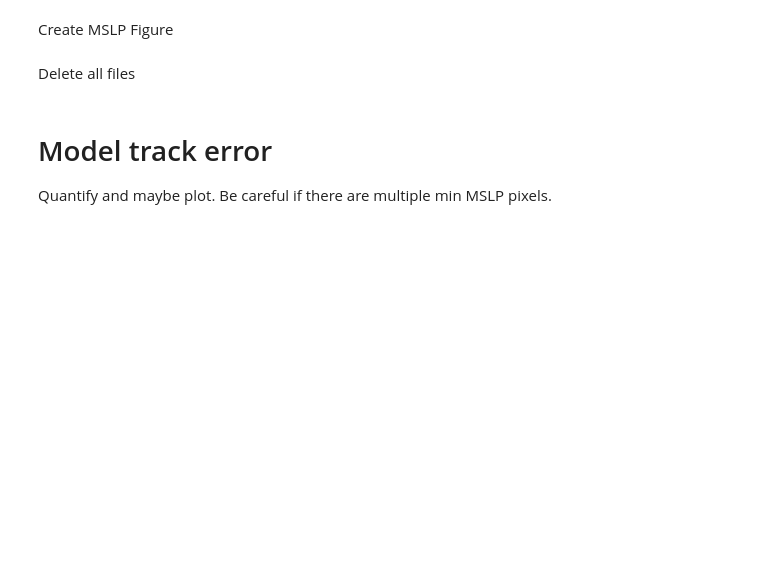
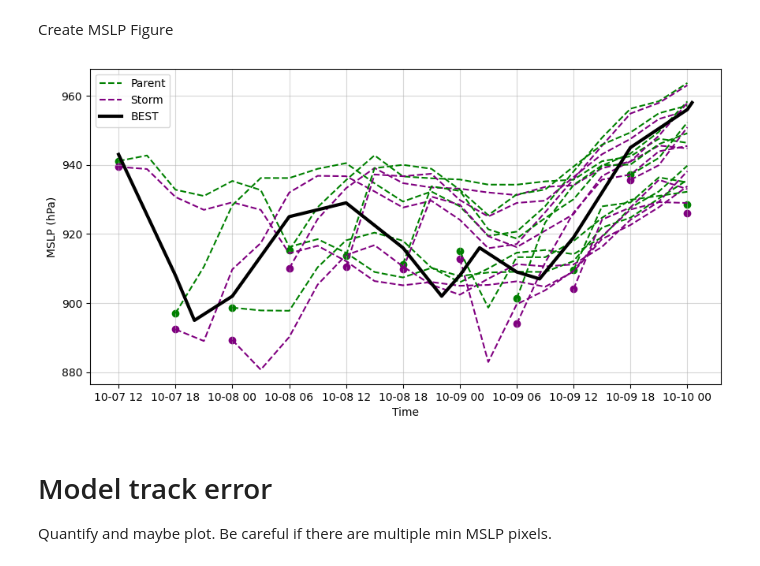
Before and after one commit to SeanBarnier/HAFS_Air-Sea, a Jupyter notebook: HAFSA_Atmosphere.ipynb, the cells around one changed output. Saved outputs shown, nothing was run; the diff lists cells and outputs as text; code cells hidden in the pictures; blank space fills up the shorter version.

Commit message:
Tested and fixed previous commit which plots each HAFSa run.

```diff
--- a/HAFSA_Atmosphere.ipynb
+++ b/HAFSA_Atmosphere.ipynb
@@ -76,6 +74,7 @@ tc
 Retrieve HAFS-A Atmospheric Data
 # %%
 dateFormat = "%Y-%m-%d %H:%M:%S"
+runFormat = "%Y%m%d%H"
 
 start = tc.time[0]
 startDate, startTime = start.split(" ")
@@ -160,20 +172,3 @@ parentMSLP = {}
-# %%
-for parentFile, stormFile in zip(parentFiles, stormFiles):
-
-  _, dateStr, hour, fhourStr = parentFile.split("_") #Same for both sets of files
-  runStr = dateStr + hour
-  fhour = int(fhourStr.replace("f", "").replace(".grb2", ""))
-  validDT = dt.strptime(dateStr, "%Y%m%d%h") + pd.Timedelta(hours=fhour)
-
-  if runStr not in stormMSLP.keys(): stormMSLP[dateStr] = {}
-  if runStr not in parentMSLP.keys(): parentMSLP[dateStr] = {}
-
-  stormData = xr.open_dataset(stormFile, engine="cfgrib", decode_timedelta=True, filter_by_keys={'stepType': 'instant', 'typeOfLevel': 'meanSea'})
-  parentData = xr.open_dataset(parentFile, engine="cfgrib", decode_timedelta=True, filter_by_keys={'stepType': 'instant', 'typeOfLevel': 'meanSea'})
-
-  parentMSLP[runStr][validDT] = np.min(parentData.prmsl.data[np.isnan(parentData.prmsl.data)==False]) / 100 #Convert from Pa to hPa
-  stormMSLP[runStr][validDT] = np.min(stormData.prmsl.data[np.isnan(stormData.prmsl.data)==False]) / 100
-  #print("Best:", row.mslp, "\nParent: ", parentMSLP[row.time], "\nStorm: ", stormMSLP[row.time])
 # %%
 #Unused code to locate MSLP along storm track geographically
 
@@ -199,18 +191,31 @@ btDates = [dt.strptime(datetime, dateFormat) for datetime in tc.time]
 # %%
+btDates = [dt.strptime(datetime, dateFormat) for datetime in tc.time]
+runDates = [dt.strptime(run, runFormat) for run in parentMSLP.keys()]
+parentStartMSLPs = [list(parentMSLP[key].values())[0] for key in parentMSLP.keys()]
+stormStartMSLPs = [list(stormMSLP[key].values())[0] for key in stormMSLP.keys()]
+
 mslpFig = plt.figure(figsize=(10, 5))
 mslpAx = mslpFig.add_axes([0.1,0.1,0.8,0.8])
 
 for run in parentMSLP.keys():
-  mslpAx.plot(parentMSLP[run].keys(), parentMSLP[run].values(), label="Parent", linestype="--", color="green")
-  mslpAx.plot(stormMSLP[run].keys(), stormMSLP[run].values(), label="Storm", linestype="--", color="purple")
+  if run == list(parentMSLP.keys())[0]:
+    mslpAx.plot(parentMSLP[run].keys(), parentMSLP[run].values(), label="Parent", linestyle="--", color="green")
+    mslpAx.plot(stormMSLP[run].keys(), stormMSLP[run].values(), label="Storm", linestyle="--", color="purple")
+  else:
+    mslpAx.plot(parentMSLP[run].keys(), parentMSLP[run].values(), linestyle="--", color="green")
+    mslpAx.plot(stormMSLP[run].keys(), stormMSLP[run].values(), linestyle="--", color="purple")
+
+#Add points to indicate the start of a run
+mslpAx.scatter(runDates, parentStartMSLPs, color="green")
+mslpAx.scatter(runDates, stormStartMSLPs, color="purple")
 
 mslpAx.plot(btDates, tc.mslp, label="BEST", color="black", linewidth=3)
 
 mslpAx.set_xlabel("Time")
 mslpAx.set_ylabel("MSLP (hPa)")
 mslpAx.grid(alpha=0.5)
 mslpAx.legend()
 
 mslpFig.savefig(filepath + "/mslp_allRuns.png")
+# %% [output]
+[figure, added]
-# %% [markdown]
-Delete all files
```
Also changed, not shown: parts of 7 cells of this notebook.
